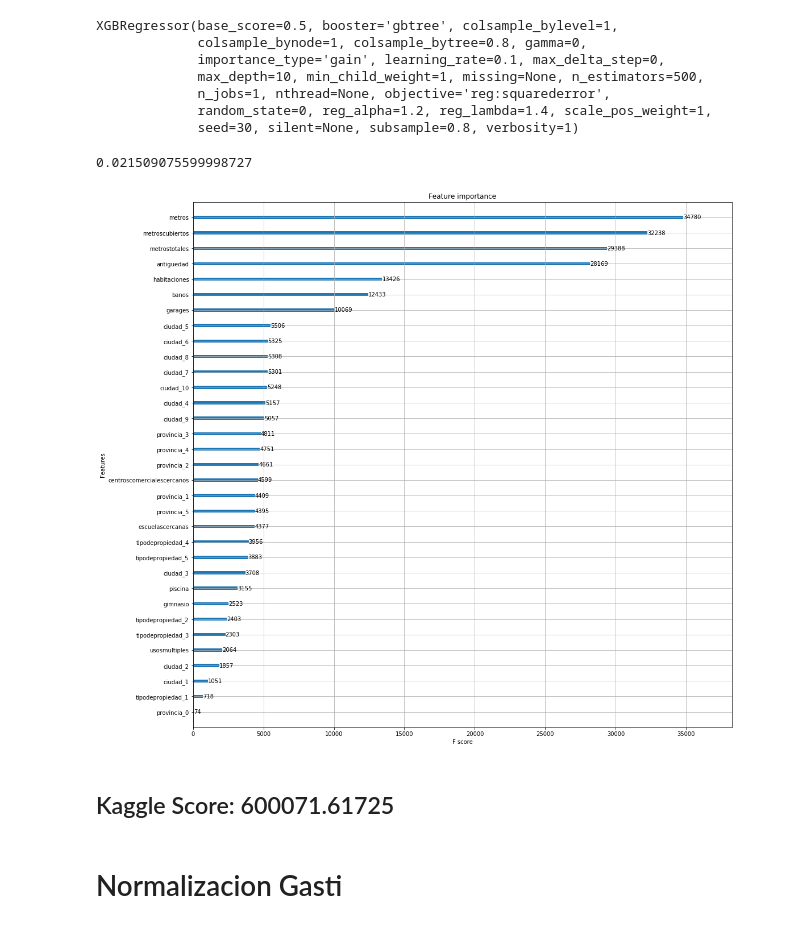
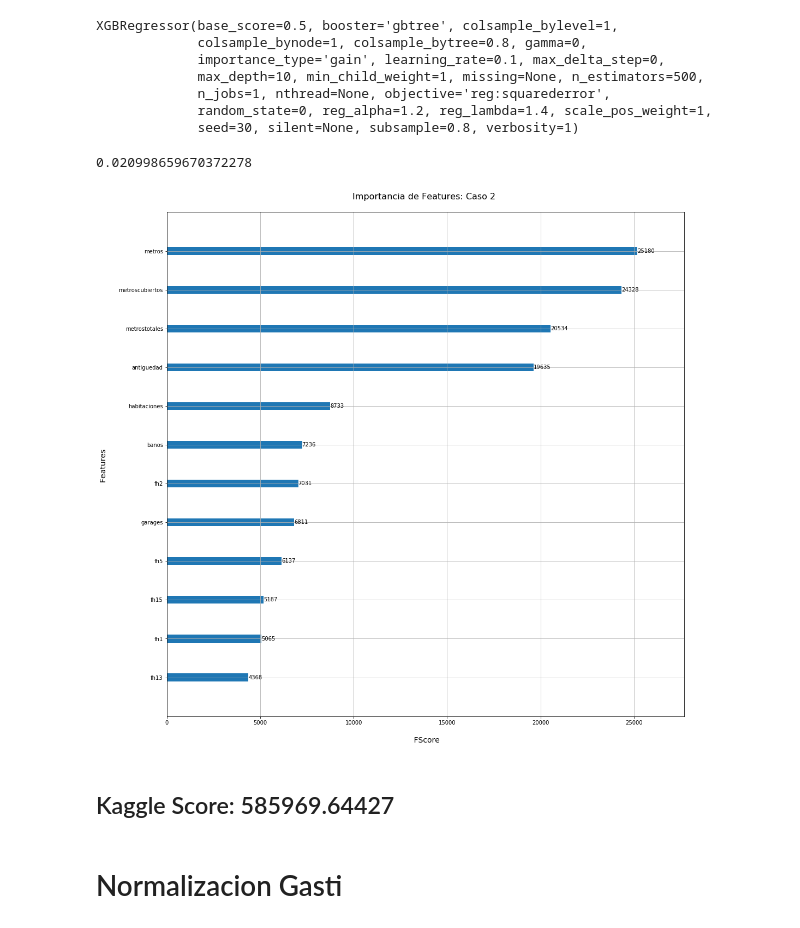
Before and after one commit to ggparente95/tp2-zonajobs, a Jupyter notebook: Pruebas XGBoost Ordenadas.ipynb, the cells around one changed output. Saved outputs shown, nothing was run; the diff lists cells and outputs as text; code cells hidden in the pictures.

```diff
--- a/Pruebas XGBoost Ordenadas.ipynb
+++ b/Pruebas XGBoost Ordenadas.ipynb
@@ -227,9 +231,9 @@ plt.show()
 # Set de datos Tom
 # %%
 # Se usaran los sets normalizados bajo columnas SOLAMENTE.
-train = pd.read_csv('../normalized_train.csv')
-test = pd.read_csv('../normalized_test.csv')
-
+train = pd.read_csv('../normalized2_train.csv')
+test = pd.read_csv('../normalized2_test.csv')
+train.drop('idzona', axis = 1, inplace=True)
 # Casteamos todo a int, esto es porque XgBoost dio problemas usando el set de datos con los datos heredados.
 const = ['antiguedad', 'banos', 'garages', 'metroscubiertos', 'metrostotales', 'metros']
 every_column_except_y= [col for col in train.columns if col not in ['preciomt2', 'precio','id', 'logpreciomt2', 'fecha', 'descripcion', 'titulo', 'logprecio']]
@@ -264,15 +268,18 @@ pred= xg_reg.predict(X_test)
 # %%
 print(RMSLE(y_test, pred))
 # %% [output]
-0.021509075599998727
+0.020998659670372278
-# %%
-xgb.plot_importance(xg_reg)
-plt.rcParams['figure.figsize'] = [17, 17]
-plt.show()
-# %% [output]
-[figure, removed]
+# %%
+ax = xgb.plot_importance(xg_reg, max_num_features=12)
+plt.rcParams['figure.figsize'] = [17, 17]
+ax.set_xlabel("\n FScore", fontsize=14)
+ax.set_ylabel("Features \n", fontsize=14)
+ax.set_title('Importancia de Features: Caso 2 \n', fontdict={'fontsize':16})
+plt.show()
+# %% [output]
+[figure, added]
 # %% [markdown]
-## Kaggle Score: 600071.61725
+## Kaggle Score: 585969.64427
 # %% [markdown]
 # Normalizacion Gasti
 # %%
```
Also changed, not shown: parts of 31 cells of this notebook.
